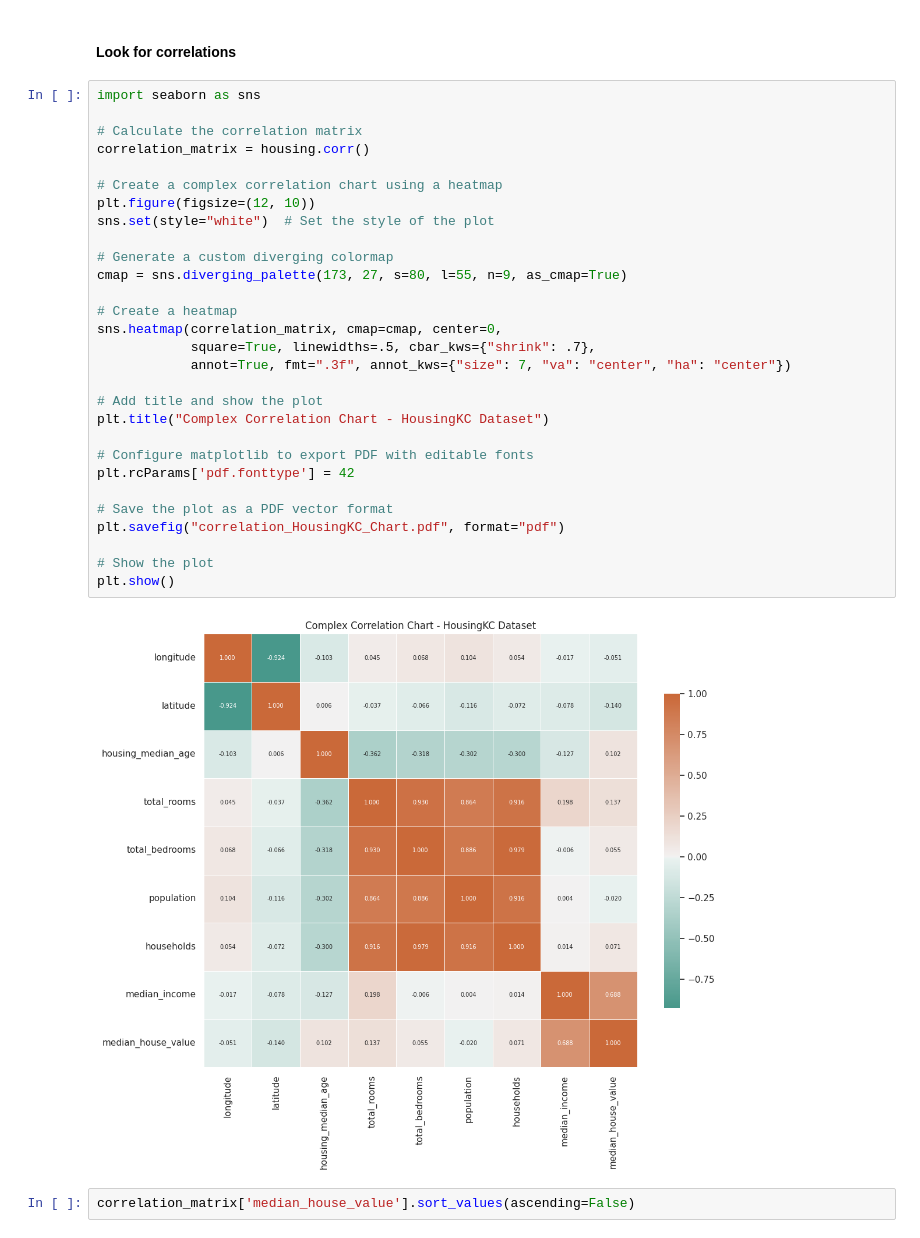
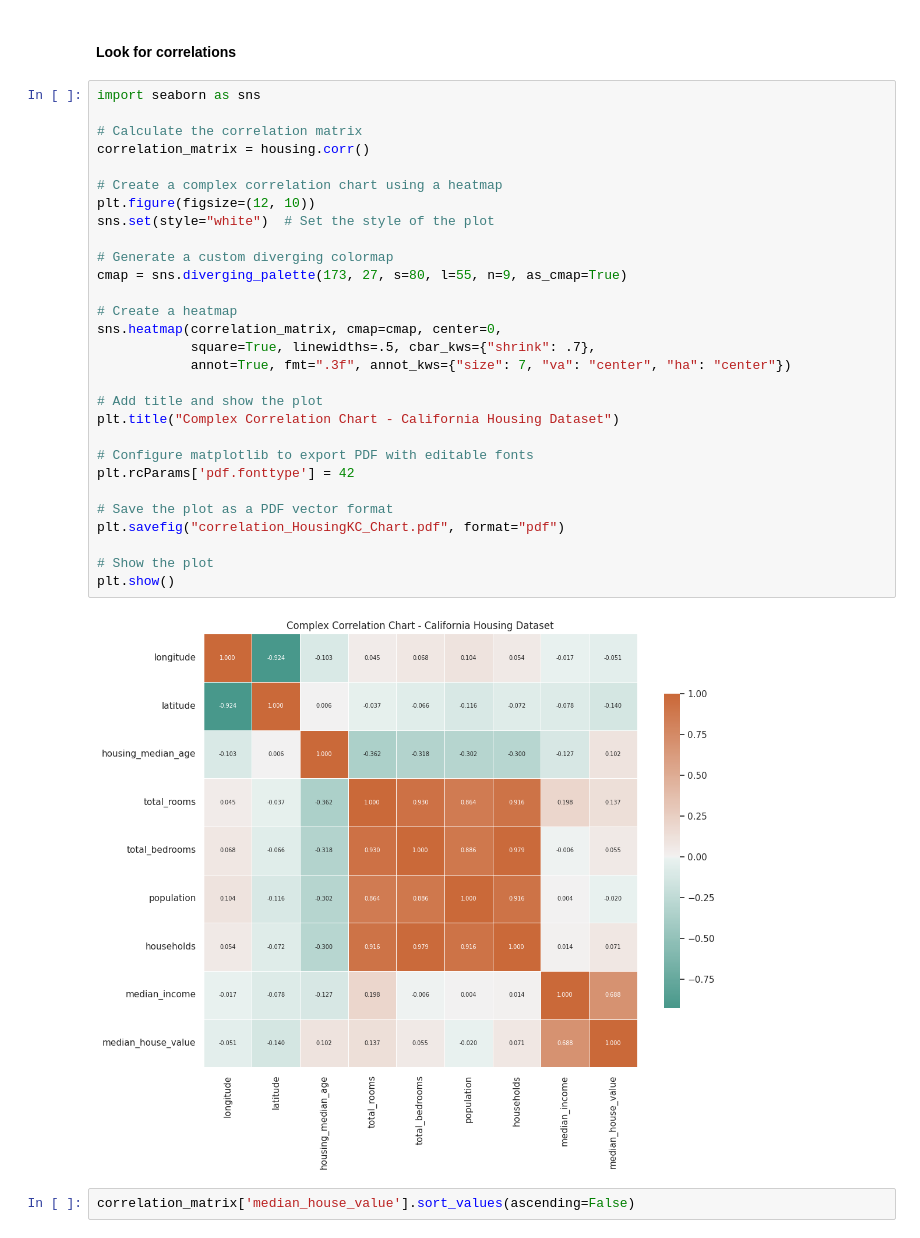
Before and after one commit to alvarohernandezalt/ML_SCKT_TF_Geron, a Jupyter notebook: C02_CaliforniaHousingPrice.ipynb, the cells around one changed output. Cells and saved outputs as stored; diff of their text form.

```diff
--- a/C02_CaliforniaHousingPrice.ipynb
+++ b/C02_CaliforniaHousingPrice.ipynb
@@ -290,34 +290,34 @@ plt.show()
 # %%
 import seaborn as sns
 
 # Calculate the correlation matrix
 correlation_matrix = housing.corr()
 
 # Create a complex correlation chart using a heatmap
 plt.figure(figsize=(12, 10))
 sns.set(style="white")  # Set the style of the plot
 
 # Generate a custom diverging colormap
 cmap = sns.diverging_palette(173, 27, s=80, l=55, n=9, as_cmap=True)
 
 # Create a heatmap
 sns.heatmap(correlation_matrix, cmap=cmap, center=0,
             square=True, linewidths=.5, cbar_kws={"shrink": .7},
             annot=True, fmt=".3f", annot_kws={"size": 7, "va": "center", "ha": "center"})
 
 # Add title and show the plot
-plt.title("Complex Correlation Chart - HousingKC Dataset")
+plt.title("Complex Correlation Chart - California Housing Dataset")
 
 # Configure matplotlib to export PDF with editable fonts
 plt.rcParams['pdf.fonttype'] = 42
 
 # Save the plot as a PDF vector format
 plt.savefig("correlation_HousingKC_Chart.pdf", format="pdf")
 
 # Show the plot
 plt.show()
 # %% [output]
-[figure, old version]
+[figure, new version]
 # %%
 correlation_matrix['median_house_value'].sort_values(ascending=False)
 # %% [output]
```
Also changed, not shown: parts of 19 cells of this notebook.
